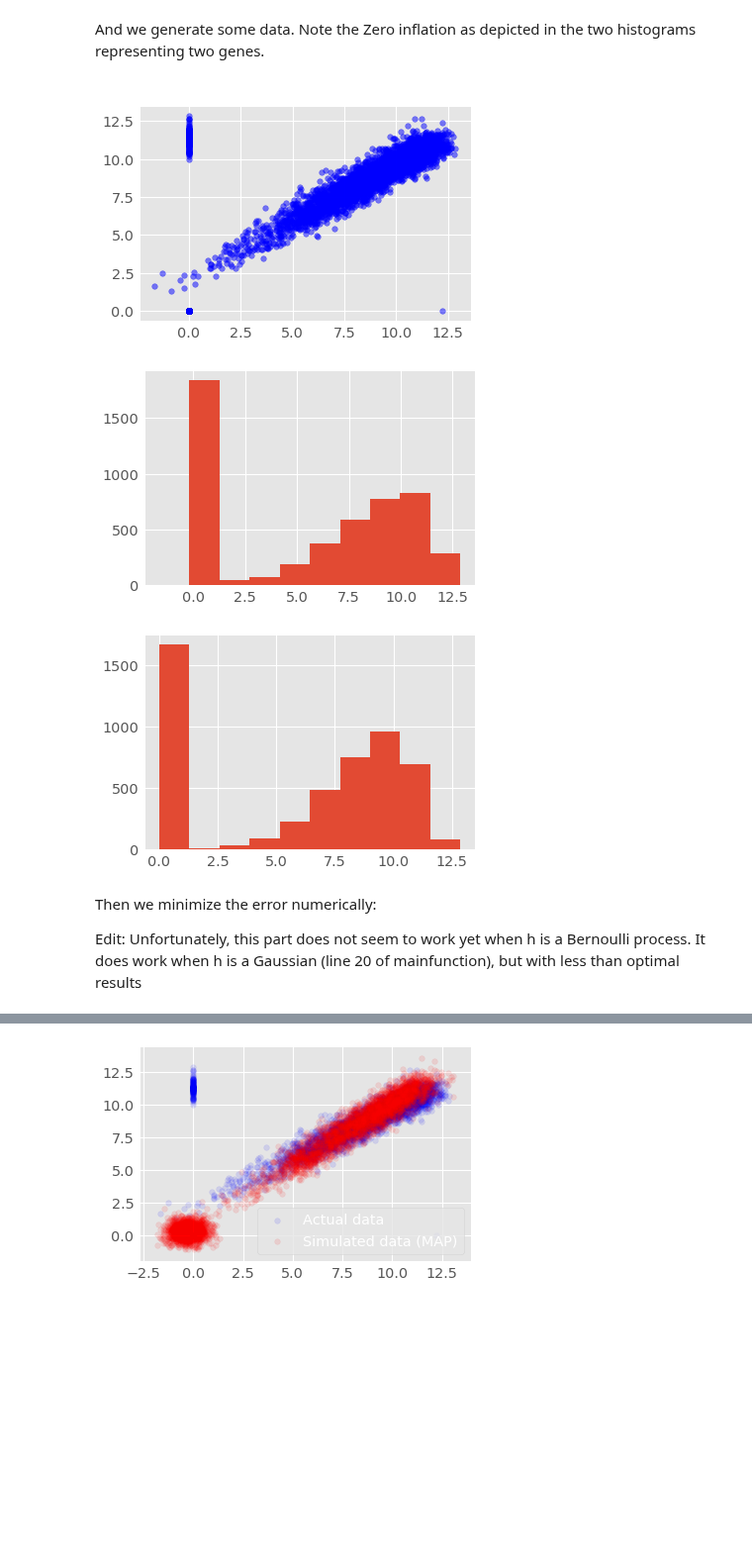
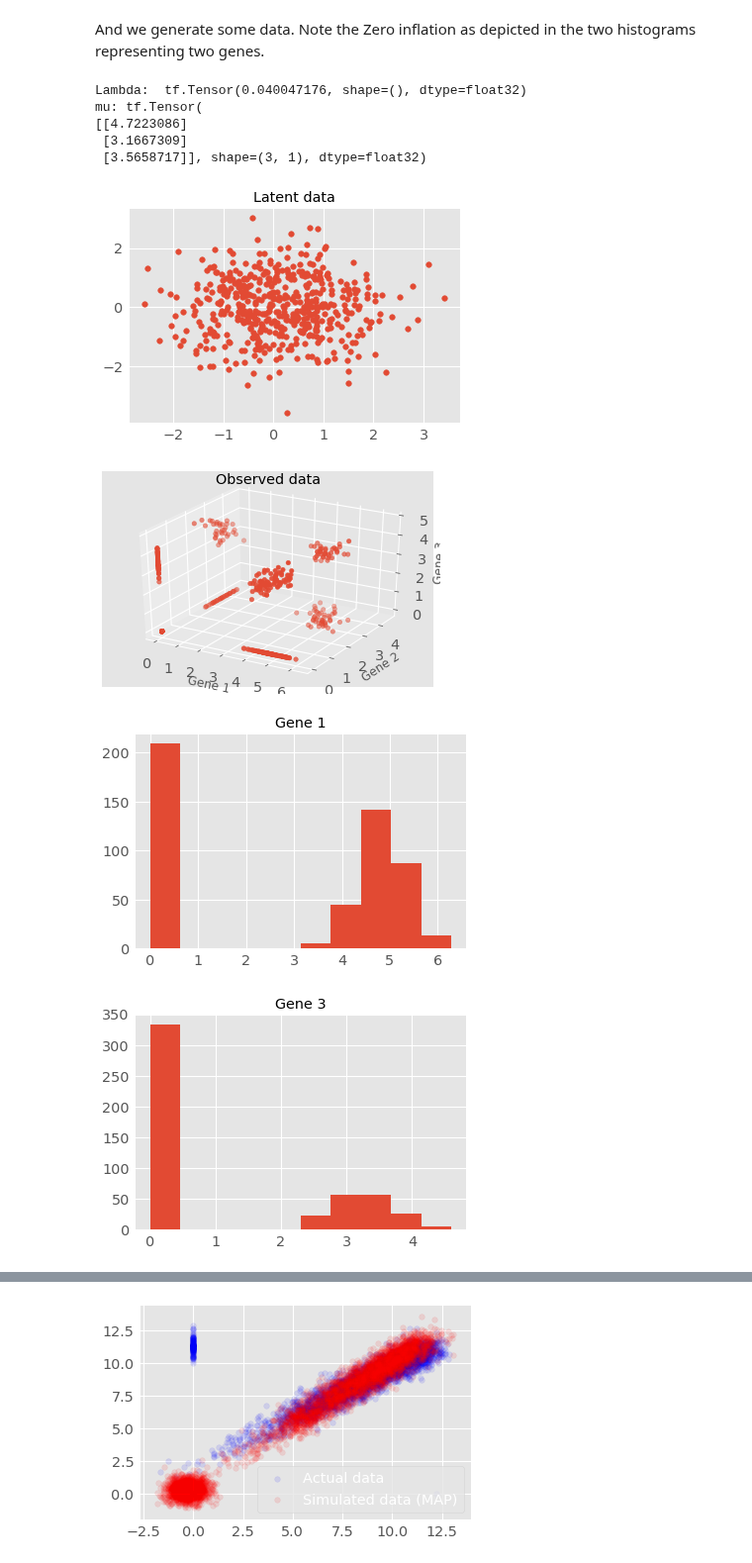
Before and after one commit to tobias-beers/RNA_visualization, a Jupyter notebook: Code/PPCA_ZIFA.ipynb, the cells around one changed output, grey strips where cells are left out. Shown at 99% size. Saved outputs shown, nothing was run; the diff lists cells and outputs as text; code cells hidden in the pictures; blank space fills up the shorter version.

Commit message:
ZIFA model works, but numerical solution not yet

```diff
--- a/Code/PPCA_ZIFA.ipynb
+++ b/Code/PPCA_ZIFA.ipynb
@@ -81,25 +92,48 @@ model = tfd.JointDistributionCoroutine(concrete_ZIFA_model)
 # %% [markdown]
 And we generate some data. Note the Zero inflation as depicted in the two histograms representing two genes.
-# %%
-actual_w, actual_z, actual_mu, actual_h, x_train = model.sample()
-
-# print("Principal axes:")
-# print(actual_w)
-# print(actual_z)
-
-plt.scatter(x_train[0, :], x_train[1, :], color='blue', alpha=0.5)
-# plt.axis([-20, 20, -20, 20])
-plt.title("Data set")
-plt.show()
-plt.hist(x_train[0, :])
-plt.show()
-plt.hist(x_train[1, :])
-plt.show()
-# %% [output]
-[figure, removed]
-[figure, removed]
-[figure, removed]
-# %% [markdown]
-Then we minimize the error numerically:
-
-Edit: Unfortunately, this part does not seem to work yet when h is a Bernoulli process. It does work when h is a Gaussian (line 20 of mainfunction), but with less than optimal results
+# %%
+actual_sigma, actual_lambda, actual_z, actual_A, actual_mu, actual_x, actual_h, y_train = model.sample()
+print('Lambda: ', actual_lambda)
+print('mu:', actual_mu)
+
+# print("Principal axes:")
+# print(actual_w)
+# print(actual_z)
+
+plt.scatter(actual_z[0,:], actual_z[1,:])
+title = plt.title('Latent data')
+plt.setp(title, color='black')
+plt.show()
+
+fig = plt.figure()
+ax = fig.add_subplot(111, projection='3d')
+ax.scatter(y_train[0,:],y_train[1,:],y_train[2,:])
+title = ax.set_title("Observed data")
+plt.setp(title, color='black')
+ax.set_xlabel('Gene 1')
+ax.set_ylabel('Gene 2')
+ax.set_zlabel('Gene 3')
+plt.show()
+
+plt.hist(y_train[0, :])
+title = plt.title('Gene 1')
+plt.setp(title, color='black')
+plt.show()
+plt.hist(y_train[1, :])
+title = plt.title('Gene 3')
+plt.setp(title, color='black')
+plt.show()
+plt.hist(y_train[2, :])
+title = plt.title('Gene 3')
+plt.setp(title, color='black')
+plt.show()
+# %% [output]
+Lambda:  tf.Tensor(0.040047176, shape=(), dtype=float32)
+mu: tf.Tensor(
+[[4.7223086]
+ [3.1667309]
+ [3.5658717]], shape=(3, 1), dtype=float32)
+[figure, added]
+[figure, added]
+[figure, added]
+[figure, added]
```
Also changed, not shown: parts of 8 cells of this notebook, 1 other file.
